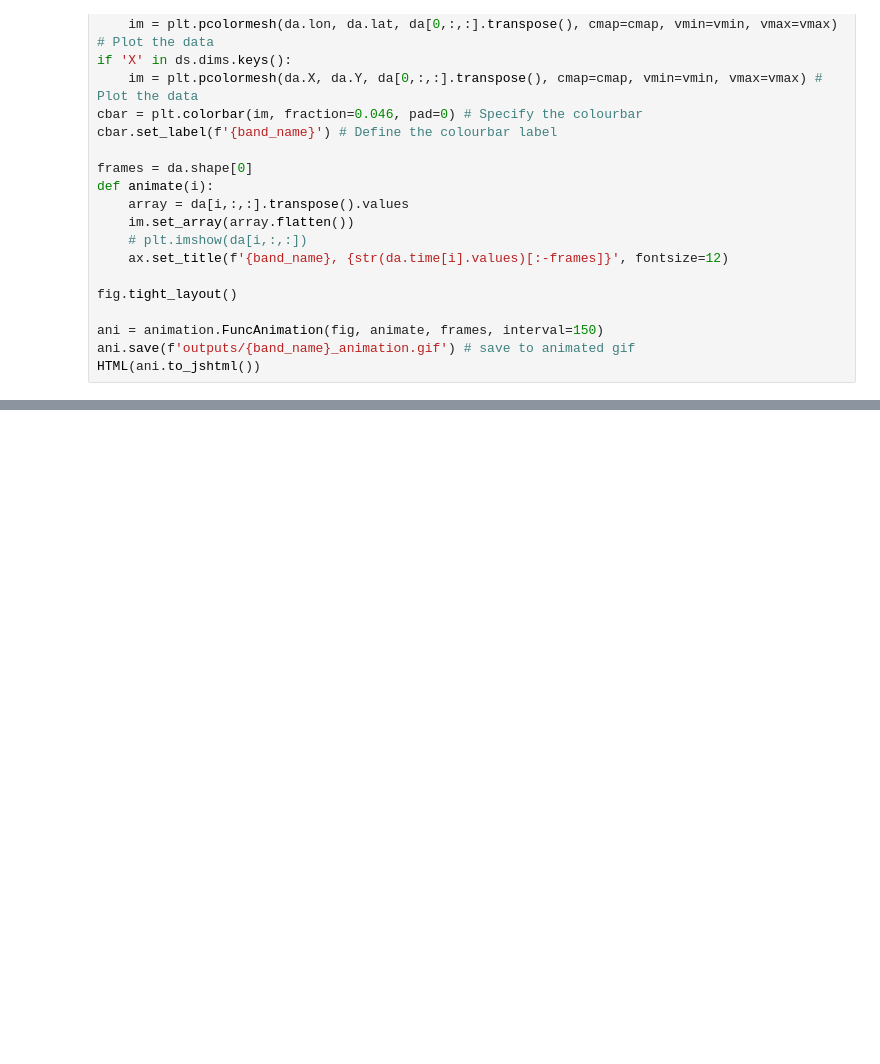
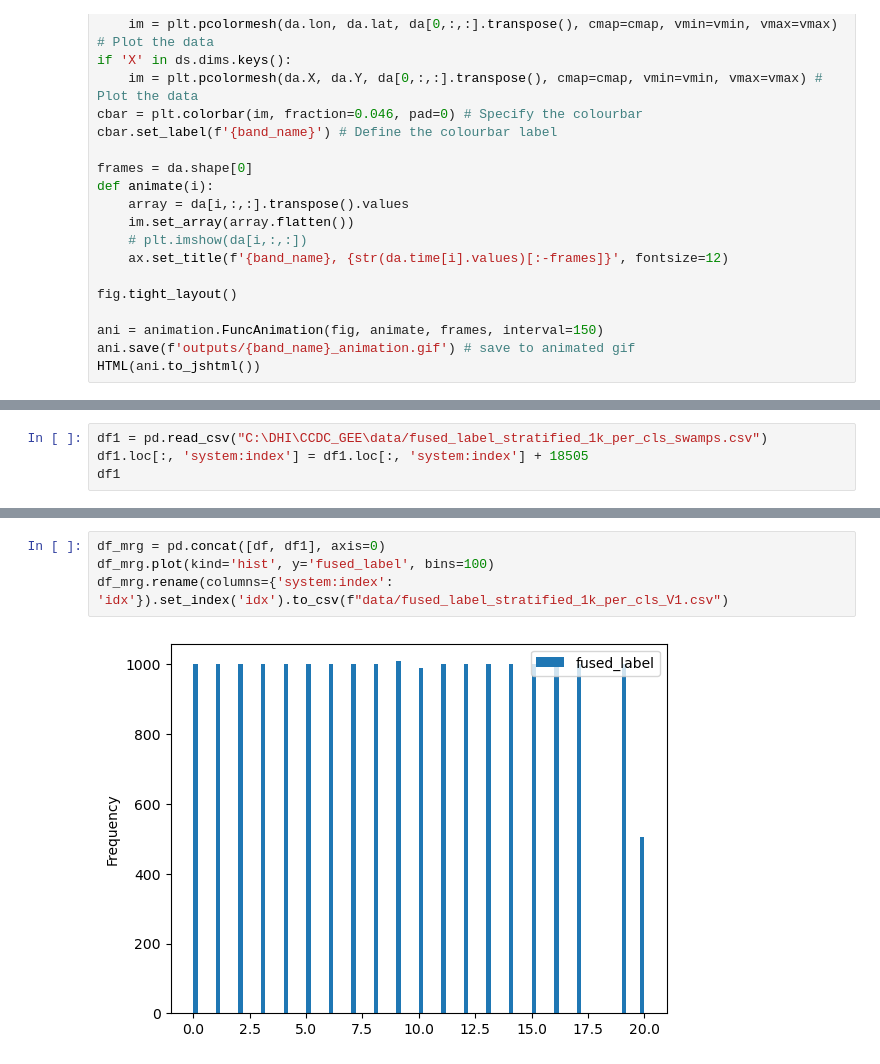
Before and after one commit to puzhao8/CCDC_GEE, a Jupyter notebook: testbed.ipynb, the cells around one changed output, grey strips where cells are left out. Drawn from its saved outputs; the diff is of its cells as text; blank space fills up the shorter version.

```diff
--- a/testbed.ipynb
+++ b/testbed.ipynb
@@ -549,0 +585,4 @@ HTML(ani.to_jshtml())
+# %%
+df1 = pd.read_csv("C:\DHI\CCDC_GEE\data/fused_label_stratified_1k_per_cls_swamps.csv")
+df1.loc[:, 'system:index'] = df1.loc[:, 'system:index'] + 18505
+df1
@@ -549,0 +603,6 @@ HTML(ani.to_jshtml())
+# %%
+df_mrg = pd.concat([df, df1], axis=0)
+df_mrg.plot(kind='hist', y='fused_label', bins=100)
+df_mrg.rename(columns={'system:index': 'idx'}).set_index('idx').to_csv(f"data/fused_label_stratified_1k_per_cls_V1.csv")
+# %% [output]
+[figure, added]
```
Also changed, not shown: parts of 6 cells of this notebook, 26 other files.
